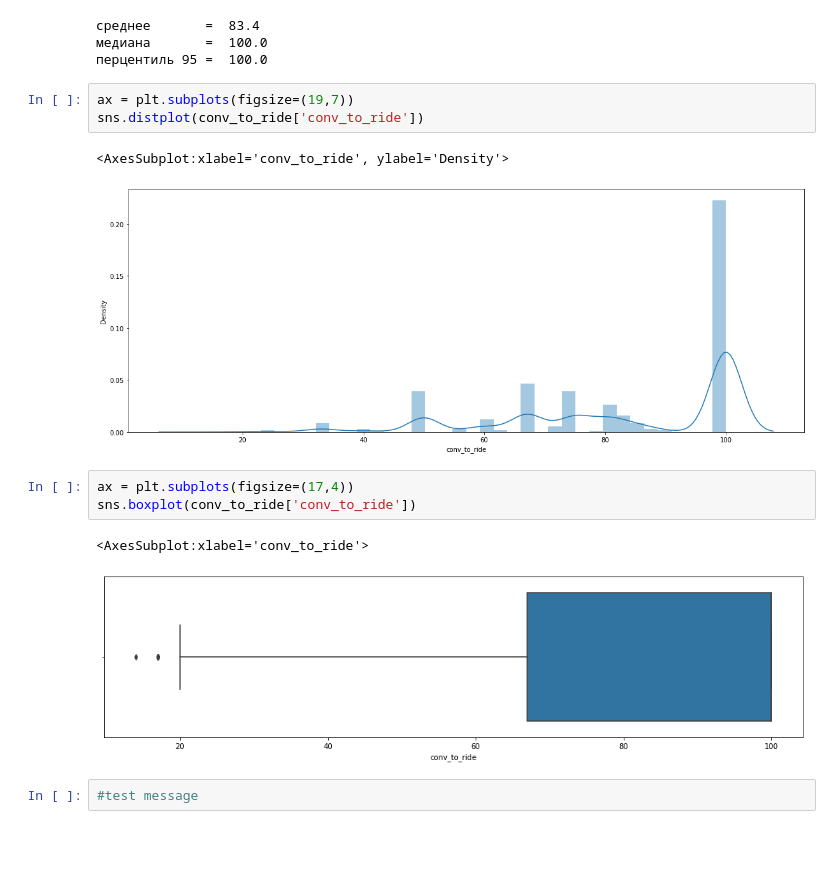
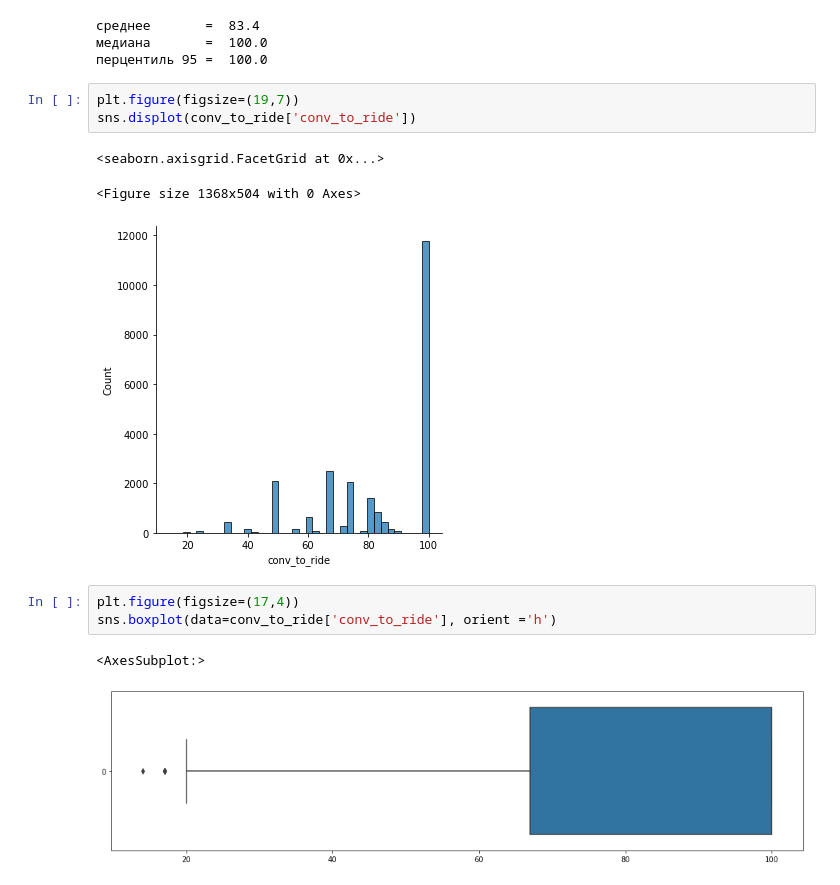
Before and after one commit to aleks-96/3-metrics-for-taxi, a Jupyter notebook: 3_metrics.ipynb, the cells around one changed output. Saved outputs shown, nothing was run; the diff lists cells and outputs as text; blank space fills up the shorter version.

```diff
--- a/3_metrics.ipynb
+++ b/3_metrics.ipynb
@@ -106,16 +106,15 @@ print('перцентиль 95 = ', conv_to_ride['conv_to_ride'].quantile(0.95))
 медиана       =  100.0
 перцентиль 95 =  100.0
 # %%
-ax = plt.subplots(figsize=(19,7))
-sns.distplot(conv_to_ride['conv_to_ride'])
+plt.figure(figsize=(19,7))
+sns.displot(conv_to_ride['conv_to_ride'])
 # %% [output]
-<AxesSubplot:xlabel='conv_to_ride', ylabel='Density'>
+<seaborn.axisgrid.FacetGrid at 0x...>
+<Figure size 1368x504 with 0 Axes>
-[figure, old version]
+[figure, new version]
 # %%
-ax = plt.subplots(figsize=(17,4))
-sns.boxplot(conv_to_ride['conv_to_ride'])
+plt.figure(figsize=(17,4))
+sns.boxplot(data=conv_to_ride['conv_to_ride'], orient ='h')
 # %% [output]
-<AxesSubplot:xlabel='conv_to_ride'>
+<AxesSubplot:>
-[figure, old version]
+[figure, new version]
-# %%
-#test message
```
Also changed, not shown: parts of 6 cells of this notebook.
